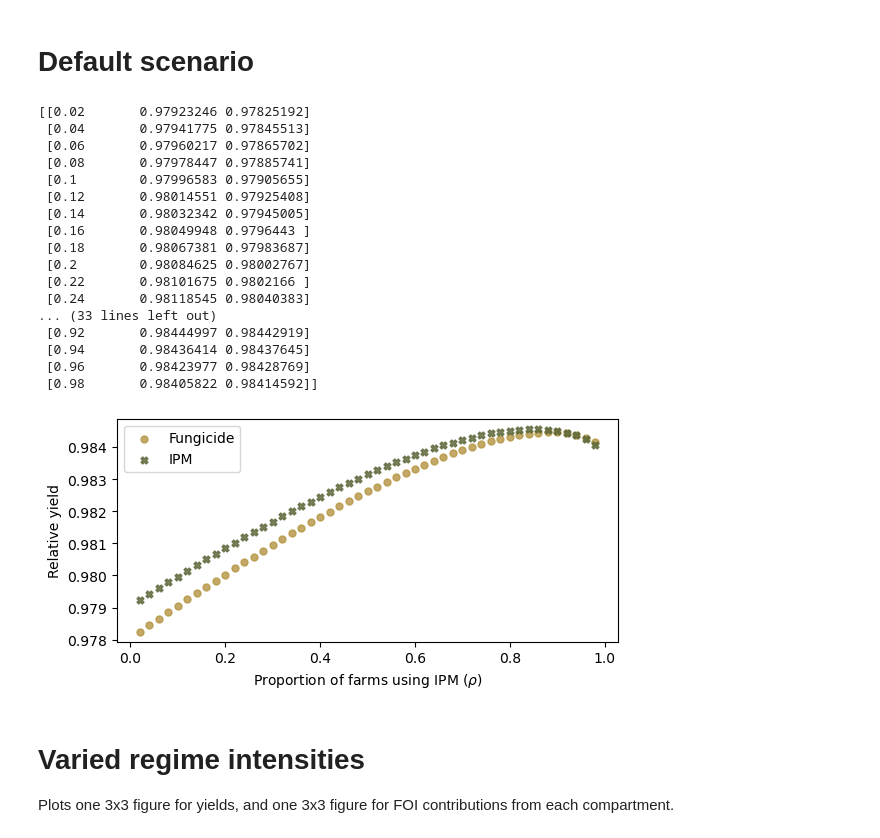
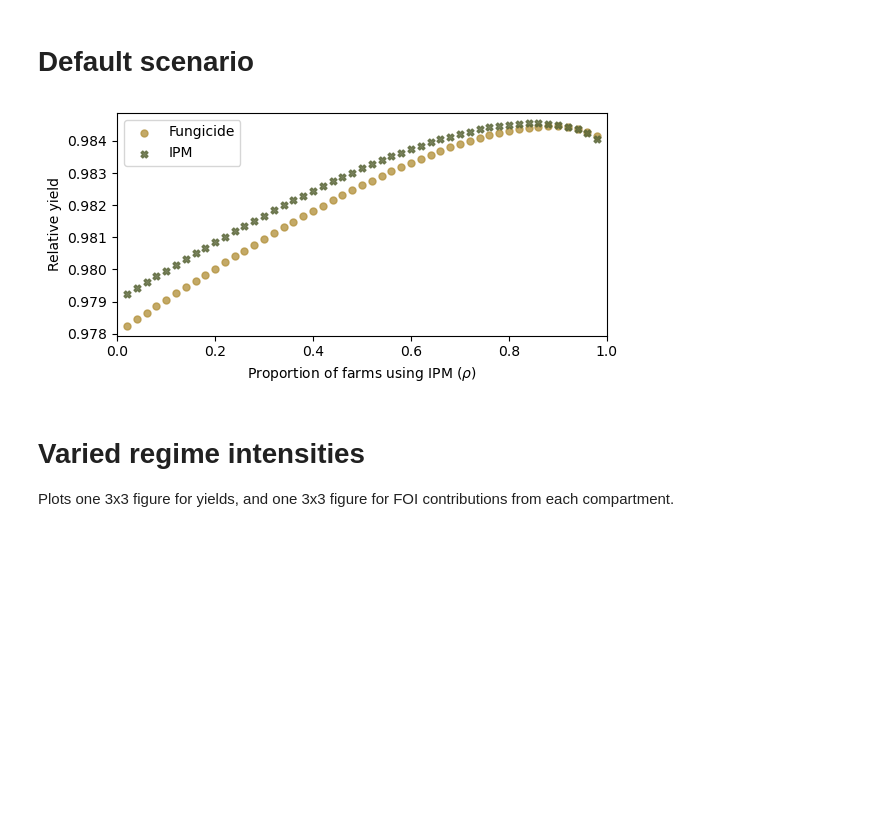
Before and after one commit to emrvincent/IPM_s_tritici_modelling, a Jupyter notebook: Cross contact fields.ipynb, the cells around one changed output. Drawn from its saved outputs; the diff is of its cells as text; code cells hidden in the pictures; blank space fills up the shorter version.

```diff
--- a/Cross contact fields.ipynb
+++ b/Cross contact fields.ipynb
@@ -36,52 +36,34 @@ biocontrol_dates_range = [[],[31],[31,39]]
 # %%
 # Run simulation for each proportion
 it = 0.02
-prop = np.arange(it,1.0,0.02)
+prop = np.arange(it,1.0,it)
 all_YI = np.zeros(len(prop))
 all_YF = np.zeros(len(prop))
 Nprop = len(prop)
 
 for i in range(len(prop)):
     p = prop[i]
     ic = 1*ic_twofield
     t,pop = run_year_mix2(ic,r_beta,sow_delay,prop_debris,debris_removal,biocontrol_dates,p,omega_base,theta_base,delta_base)
 
     # Compute yields
-    all_YI[i] = Y(pop[:,:6]/p)
-    all_YF[i] = Y(pop[:,6:]/(1-p))
+    all_YI[i] = Y(pop[:,:6])/p
+    all_YF[i] = Y(pop[:,6:])/(1-p)
 
 # Plot figure
 fig,ax = plt.subplots(1,figsize = (6,3))
 ax.scatter(prop,all_YF,label="Fungicide",c=c2,alpha=0.8,s=25)
 ax.scatter(prop,all_YI,label="IPM",c=c4,marker='X',alpha=0.8,s=25)
 ax.set_xlabel(r"Proportion of farms using IPM ($\rho$)")
 ax.set_ylabel("Relative yield")
 ax.legend(loc = "upper left")
+ax.set_xlim([0,1])
 plt.tight_layout()
 
 # Save figure
 fig.savefig('Figures/Manuscript_final/fig_defaultresult.pdf', dpi=400,bbox_inches='tight')
-
-print(np.array([prop,all_YI,all_YF]).T)
 # %% [output]
-[[0.02       0.97923246 0.97825192]
- [0.04       0.97941775 0.97845513]
- [0.06       0.97960217 0.97865702]
- [0.08       0.97978447 0.97885741]
- [0.1        0.97996583 0.97905655]
- [0.12       0.98014551 0.97925408]
- [0.14       0.98032342 0.97945005]
- [0.16       0.98049948 0.9796443 ]
- [0.18       0.98067381 0.97983687]
- [0.2        0.98084625 0.98002767]
- [0.22       0.98101675 0.9802166 ]
- [0.24       0.98118545 0.98040383]
-... (33 lines left out)
- [0.92       0.98444997 0.98442919]
- [0.94       0.98436414 0.98437645]
- [0.96       0.98423977 0.98428769]
- [0.98       0.98405822 0.98414592]]
-[figure, old version]
+[figure, new version]
 # %%
 # Run simulations across all proportions, get yield and FOI over time
 def get_Y_FOI(r_beta,sow_delay,prop_debris,debris_removal,biocontrol_dates,omega,theta,delta,per_capita):
```
Also changed, not shown: parts of 1 cell of this notebook, 27 other files.
